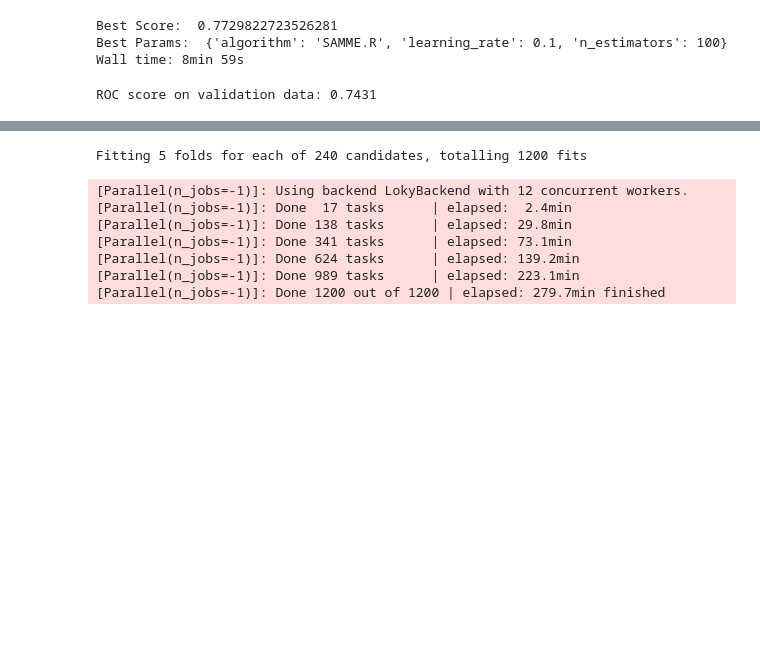
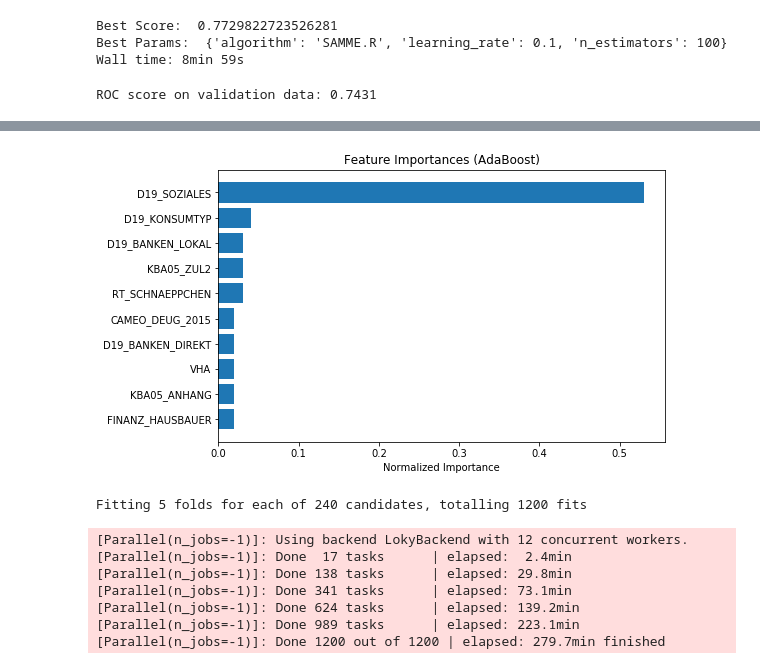
Before and after one commit to pranaymodukuru/Bertelsmann-Arvato-customer-segmentation, a Jupyter notebook: Arvato Project Workbook.ipynb, the cells around one changed output, grey strips where cells are left out. Saved outputs shown, nothing was run; the diff lists cells and outputs as text; code cells hidden in the pictures; blank space fills up the shorter version.

Commit message:
added feature importance plot

```diff
--- a/Arvato Project Workbook.ipynb
+++ b/Arvato Project Workbook.ipynb
@@ -2191,3 +2211,39 @@ ROC score on validation data: 0.7431
+# %%
+def plot_feature_importances(model, model_name, feature_names, num_features=10):
+    """
+    Plots top n feature importances for the given model
+    """
+
+
+    feature_importance_values= np.zeros((len(model.feature_importances_)))
+
+    feature_importance_values += model.feature_importances_
+
+    feature_importances = pd.DataFrame({'feature': feature_names, 'importance': feature_importance_values})
+
+    # sort based on importance
+    feature_importances = feature_importances.sort_values('importance', ascending = False).reset_index(drop = True)
+
+    # normalize the feature importances to add up to one
+    feature_importances['normalized_importance'] = feature_importances['importance'] / feature_importances['importance'].sum()
+    feature_importances['cumulative_importance'] = np.cumsum(feature_importances['normalized_importance'])
+
+    fig = plt.figure(figsize=(8, 5))
+    ax = fig.add_subplot(111)
+
+    ax.barh(list(reversed(list(feature_importances.index[:num_features]))),
+                feature_importances['normalized_importance'][:num_features],
+                align = 'center')
+
+    # Set ticks and labels
+    ax.set_yticks(list(reversed(list(feature_importances.index[:num_features]))))
+    ax.set_yticklabels(feature_importances['feature'][:num_features])
+    ax.set_xlabel('Normalized Importance')
+    ax.set_title(f'Feature Importances ({model_name})')
+# %%
+plot_feature_importances(model=best_adaboost, model_name="AdaBoost", feature_names=mailout_train.columns)
+# %% [output]
+[figure, added]
 # %%
 xgb_param_grid = {"max_depth": [5,10,20,30],
               "learning_rate": [0.01,0.1,0.5,0.9,1.],
```
Also changed, not shown: parts of 3 cells of this notebook.
